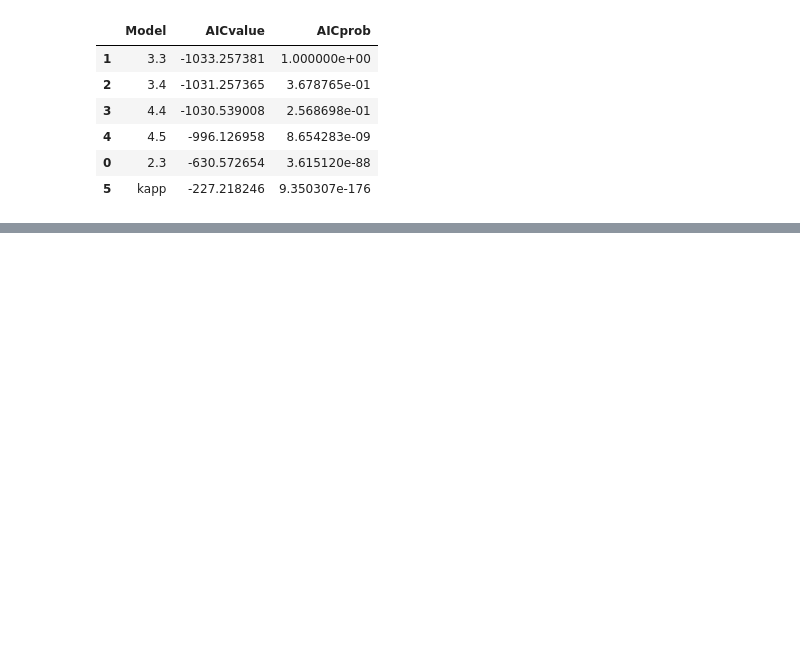
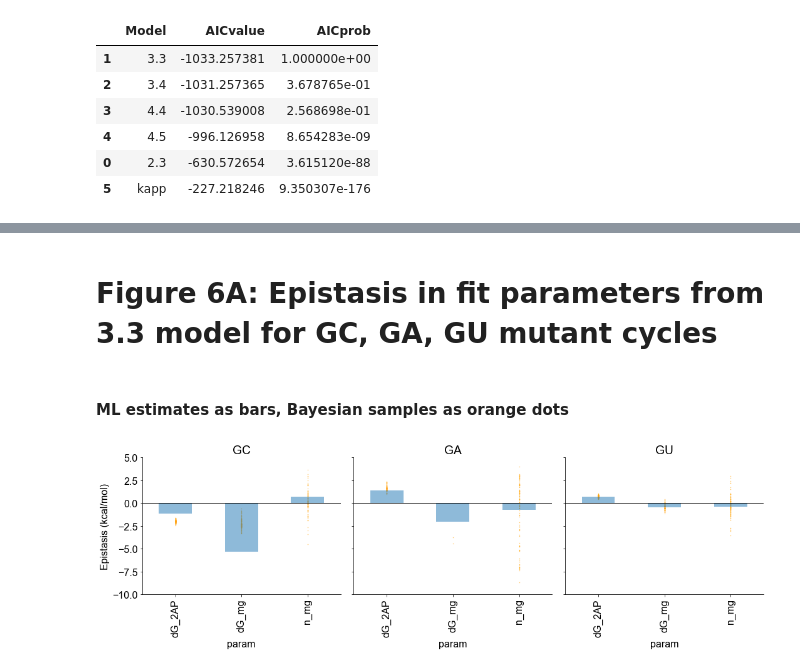
Before and after one commit to harmslab/riboswitch-epistasis, a Jupyter notebook: analysis/riboswitch-epistasis-logk.ipynb, the cells around one changed output, grey strips where cells are left out. Drawn from its saved outputs; the diff is of its cells as text; code cells hidden in the pictures; blank space fills up the shorter version.

```diff
--- a/analysis/riboswitch-epistasis-logk.ipynb
+++ b/analysis/riboswitch-epistasis-logk.ipynb
@@ -852,0 +902,40 @@ def kapp_epistasis(cycles,model='kapp',fitter='ml'):
+# %%
+def kapp_epistasis(cycles,model='kapp',fitter='ml'):
+    '''
+    Generate DataFrame with epistasis specific to the kapp model at
+    four discrete Mg2+ concentrations (0.1,1,10,100 mM) for each mutant cycle.
+
+    Epistasis between mutations 1 and 2 with respect to the apparent free energy of 2AP binding (dG_app)
+    expressed as the change in dG_app when mutation 1 is introduced into the wildype (0)
+    relative to mutation 2 genetic background.
+        epistasis = (dG_app12 - dG_app2) - (dG_app1 - dG_app0)
+
+    Epistasis calculations also performed for 95% confidence interval.
+    '''
+
+    kapp_ep_list = []
+    for cycle in cycles:
+        g0,g1,g2,g12 = [g for g in CYCLE_DICT[cycle]]
+
+        model_df = get_model_results(model=model,fitter=fitter)
+        cycle_df = model_df.loc[model_df.Geno.isin(CYCLE_DICT[cycle])].copy(deep=True)
+        cycle_df = logk_to_dg(cycle_df)
+
+        df0 = cycle_df.loc[cycle_df.Geno == g0]
+        df1 = cycle_df.loc[cycle_df.Geno == g1]
+        df2 = cycle_df.loc[cycle_df.Geno == g2]
+        df12 = cycle_df.loc[cycle_df.Geno == g12]
+
+        apparent_ep = (df12.estimate - df2.estimate) - (df1.estimate - df0.estimate)
+        ep_low_95 = (df12.low_95 - df2.low_95) - (df1.low_95 - df0.low_95)
+        ep_high_95 = (df12.high_95 - df2.high_95) - (df1.high_95 - df0.high_95)
+
+        kapp_ep_list.append(pd.DataFrame({'cycle':cycle,
+                                         'Mg':df0.Mg,
+                                         'apparent_ep':apparent_ep,
+                                         'ep_low_95':ep_low_95,
+                                         'ep_high_95':ep_high_95}))
+
+    kapp_epistasis_df = pd.concat(kapp_ep_list)
+
+    return kapp_epistasis_df
@@ -1186,0 +1404,9 @@ def plot_geno_cycles(cycles=CYCLES,model='3.3',fitter='ml',samples=False,ml_esti
+# %% [markdown]
+# Figure 6A: Epistasis in fit parameters from 3.3 model for GC, GA, GU mutant cycles
+# %% [markdown]
+#### ML estimates as bars, Bayesian samples as orange dots
+# %%
+plot_epistasis_cycles(cycles=CYCLES,model='3.3',fitter='ml',samples=True,dg=True,
+                      k_epistasis=True,ninetyfive=False,ylim=(-10,5))
+# %% [output]
+[figure, added]
```
Also changed, not shown: parts of 62 cells of this notebook, 10 other files.
